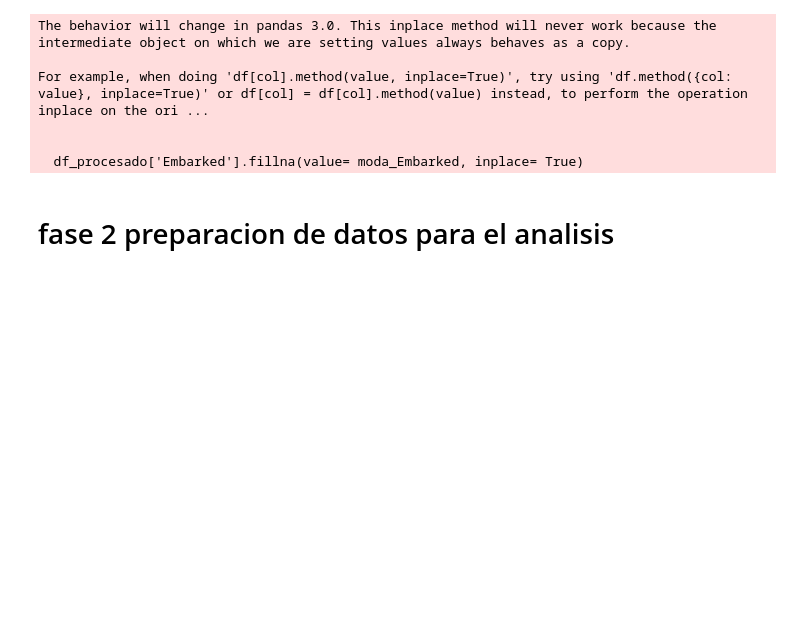
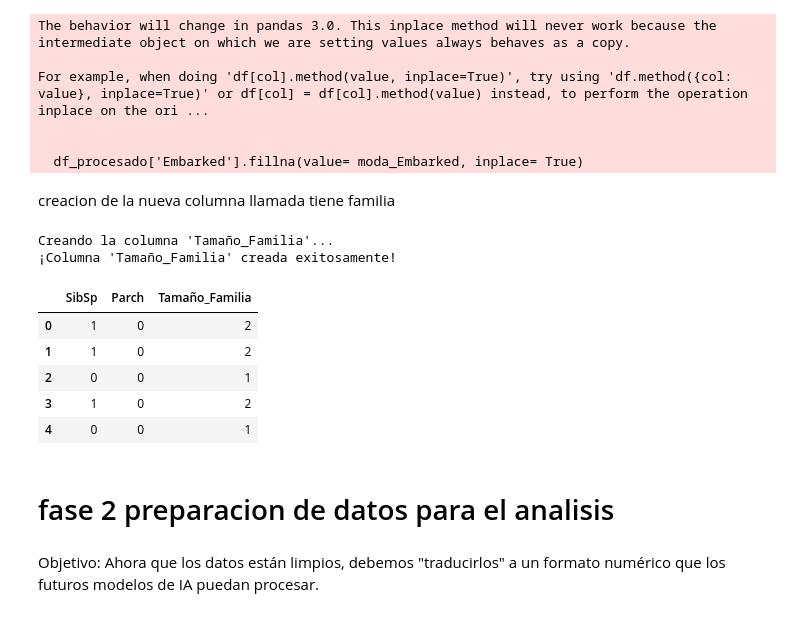
Before and after one commit to luistriana032006/dataSetTitanic, a Jupyter notebook: dataSet.ipynb, the cells around one changed output. Drawn from its saved outputs; the diff is of its cells as text; code cells hidden in the pictures; blank space fills up the shorter version.

```diff
--- a/dataSet.ipynb
+++ b/dataSet.ipynb
@@ -228,5 +230,30 @@ For example, when doing 'df[col].method(value, inplace=True)', try using 'df.met
 
 
   df_procesado['Embarked'].fillna(value= moda_Embarked, inplace= True)
+# %% [markdown]
+creacion de la nueva columna llamada tiene familia
+# %%
+# --- Celda Nueva: Ingeniería de Características ---
+
+print("Creando la columna 'Tamaño_Familia'...")
+
+# Sumamos las columnas SibSp y Parch, y añadimos 1 (para contar al propio pasajero)
+df_procesado['Tamaño_Familia'] = df_procesado['SibSp'] + df_procesado['Parch'] + 1
+
+print("¡Columna 'Tamaño_Familia' creada exitosamente!")
+
+# Verificamos las primeras filas para confirmar que se creó bien
+df_procesado[['SibSp', 'Parch', 'Tamaño_Familia']].head()
+# %% [output]
+Creando la columna 'Tamaño_Familia'...
+¡Columna 'Tamaño_Familia' creada exitosamente!
+|  | SibSp | Parch | Tamaño_Familia |
+| 0 | 1 | 0 | 2 |
+| 1 | 1 | 0 | 2 |
+| 2 | 0 | 0 | 1 |
+| 3 | 1 | 0 | 2 |
+| 4 | 0 | 0 | 1 |
 # %% [markdown]
 # fase 2 preparacion de datos para el analisis
+# %% [markdown]
+Objetivo: Ahora que los datos están limpios, debemos "traducirlos" a un formato numérico que los futuros modelos de IA puedan procesar.
```
Also changed, not shown: parts of 24 cells of this notebook.
